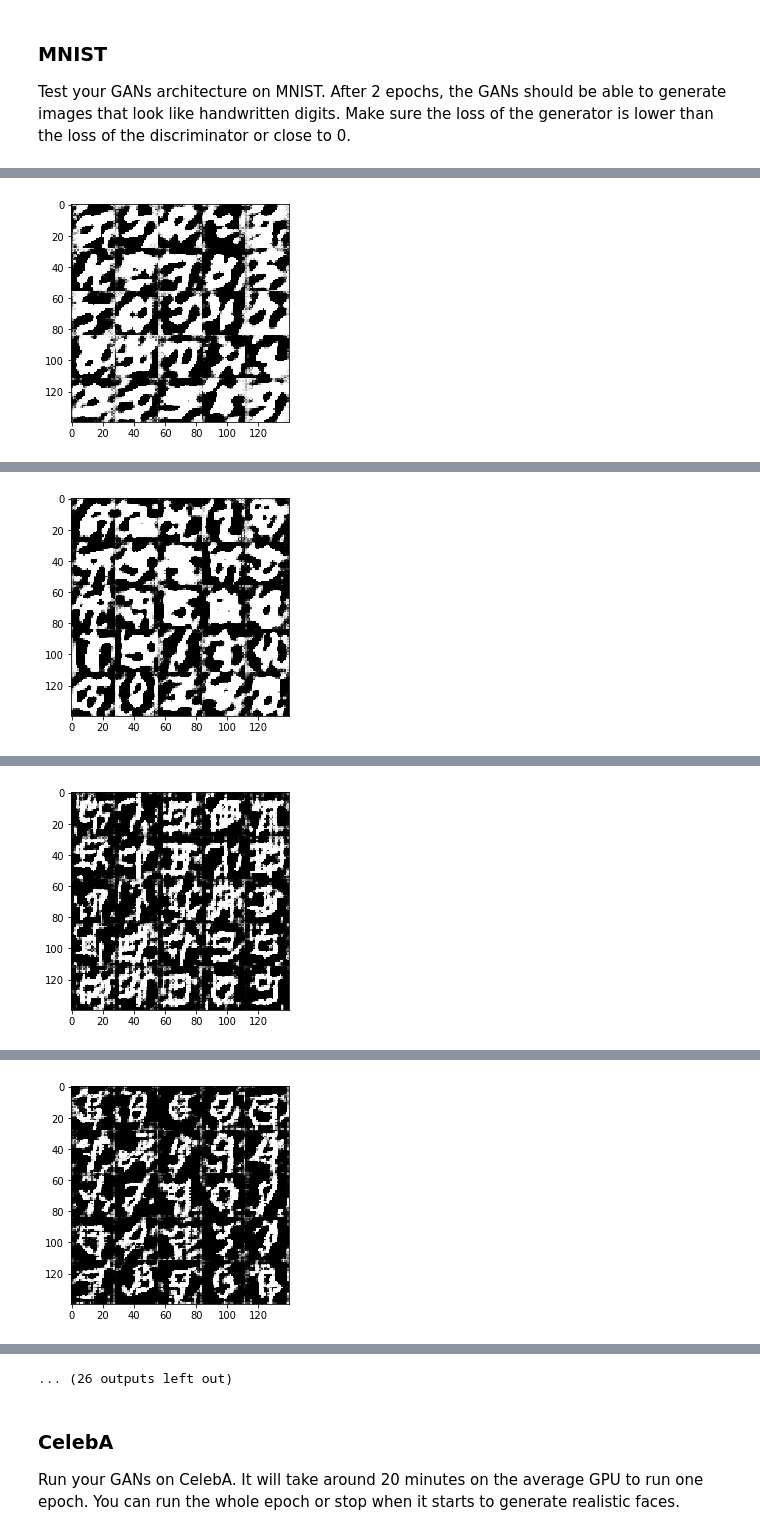
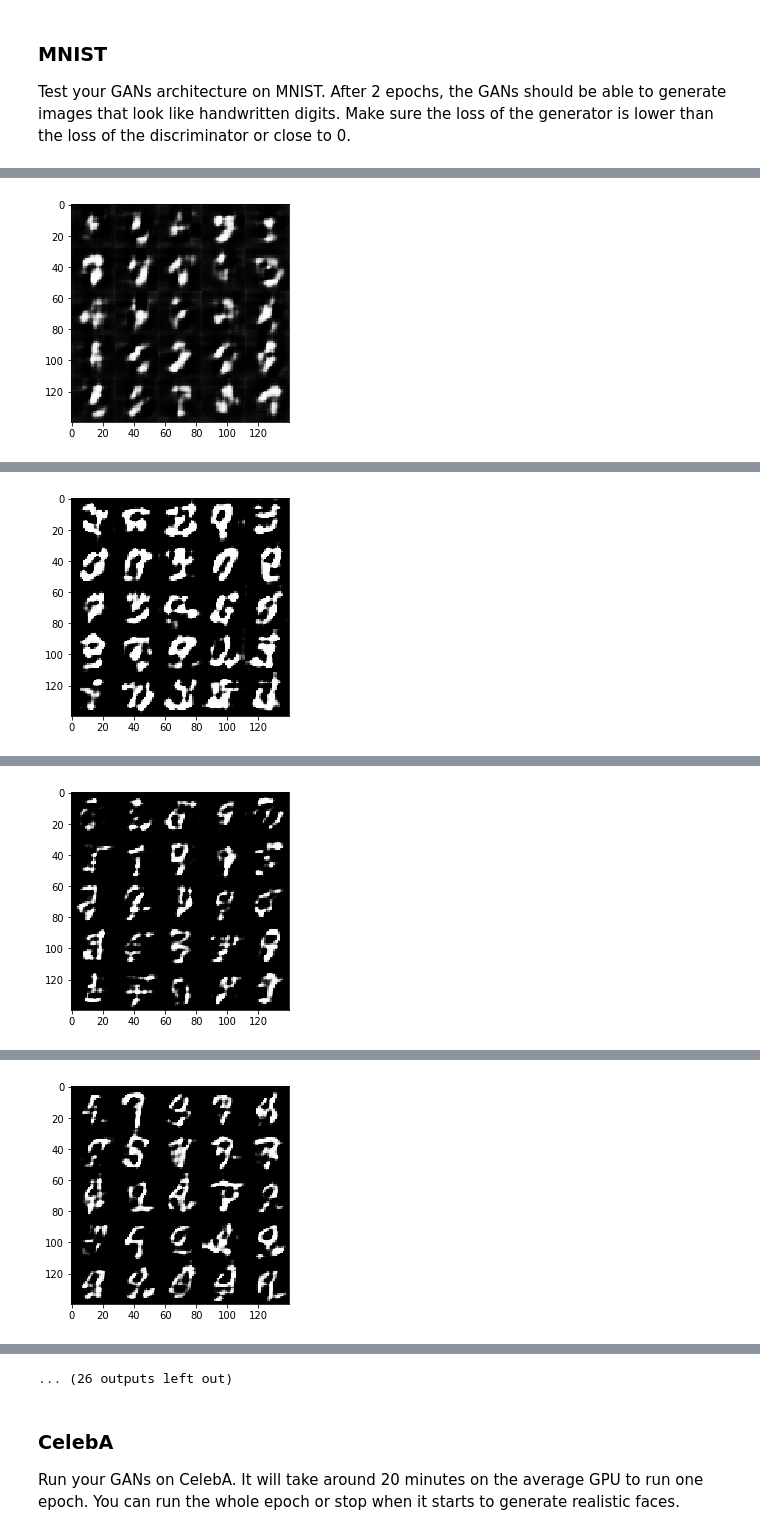
Before and after one commit to dimileeh/deep_learning, a Jupyter notebook: project5/dlnd_face_generation.ipynb, the cells around one changed output, grey strips where cells are left out. Saved outputs shown, nothing was run; the diff lists cells and outputs as text; code cells hidden in the pictures.

```diff
--- a/project5/dlnd_face_generation.ipynb
+++ b/project5/dlnd_face_generation.ipynb
@@ -147,35 +147,35 @@ def discriminator(images, reuse=False, alpha=0.2):
     # TODO: Implement Function
     with tf.variable_scope("discriminator", reuse=reuse):
         #Input is 28x28x3
-        x = tf.layers.conv2d(images, filters=32, kernel_size=4, strides=1, padding="same")
+        x = tf.layers.conv2d(images, filters=128, kernel_size=4, strides=1, padding="same")
         x = tf.maximum(alpha * x, x, "input")
-        # 28x28x32
+        # 28x28x128
 
         #print(x.shape)
 
-        cl0 = tf.layers.conv2d(x, filters=64, kernel_size=4, strides=2, padding="same")
+        cl0 = tf.layers.conv2d(x, filters=256, kernel_size=4, strides=2, padding="same")
         cl0 = tf.layers.batch_normalization(cl0, training=True)
         cl0 = tf.maximum(alpha * cl0, cl0, "cl0")
-        # 14x14x64
+        # 14x14x256
 
-        cl1 = tf.layers.conv2d(cl0, filters=128, kernel_size=4, strides=2, padding="same")
+        cl1 = tf.layers.conv2d(cl0, filters=512, kernel_size=4, strides=2, padding="same")
         cl1 = tf.layers.batch_normalization(cl1, training=True)
         cl1 = tf.maximum(alpha * cl1, cl1, "cl1")
-        # 7x7x128
+        # 7x7x512
 
         #print(cl1.shape)
 
-        cl2 = tf.layers.conv2d(cl1, filters=256, kernel_size=4, strides=2, padding="same")
-        cl2 = tf.layers.batch_normalization(cl2, training=True)
-        cl2 = tf.maximum(alpha * cl2, cl2, "cl2")
-        # 4x4x256
+        #cl2 = tf.layers.conv2d(cl1, filters=512, kernel_size=5, strides=2, padding="same")
+        #cl2 = tf.layers.batch_normalization(cl2, training=True)
+        #cl2 = tf.maximum(alpha * cl2, cl2, "cl2")
+        # 4x4x512
 
         #print(cl2.shape)
 
-        cl3 = tf.layers.conv2d(cl2, filters=512, kernel_size=4, strides=2, padding="same")
-        cl3 = tf.layers.batch_normalization(cl3, training=True)
-        cl3 = tf.maximum(alpha * cl3, cl3, "cl3")
-        # 2x2x512
+        #cl3 = tf.layers.conv2d(cl2, filters=512, kernel_size=4, strides=1, padding="same")
+        #cl3 = tf.layers.batch_normalization(cl3, training=True)
+        #cl3 = tf.maximum(alpha * cl3, cl3, "cl3")
+        # 4x4x512
 
         #print(cl3.shape)
 
@@ -185,7 +185,7 @@ def discriminator(images, reuse=False, alpha=0.2):
         # 7x7x512
 
         # Flatten it
-        flat = tf.reshape(cl3, (-1, int(np.prod(cl3.shape[1:]))))
+        flat = tf.reshape(cl1, (-1, int(np.prod(cl1.shape[1:]))))
         logits = tf.layers.dense(flat, 1)
         out = tf.sigmoid(logits)
 
@@ -282,11 +299,11 @@ def model_loss(input_real, input_z, out_channel_dim, alpha=0.2):
     d_model_fake, d_logits_fake = discriminator(g_model, reuse=True, alpha=alpha)
 
     d_loss_real = tf.reduce_mean(
-        tf.nn.sigmoid_cross_entropy_with_logits(logits=d_logits_real, labels=tf.ones_like(d_model_real)))
+        tf.nn.sigmoid_cross_entropy_with_logits(logits=d_logits_real, labels=tf.zeros_like(d_model_real)))
     d_loss_fake = tf.reduce_mean(
+        tf.nn.sigmoid_cross_entropy_with_logits(logits=d_logits_fake, labels=tf.ones_like(d_model_fake)))
+    g_loss = tf.reduce_mean(
         tf.nn.sigmoid_cross_entropy_with_logits(logits=d_logits_fake, labels=tf.zeros_like(d_model_fake)))
-    g_loss = tf.reduce_mean(
-        tf.nn.sigmoid_cross_entropy_with_logits(logits=d_logits_fake, labels=tf.ones_like(d_model_fake)))
 
     d_loss = d_loss_real + d_loss_fake
 
@@ -446,7 +461,7 @@ Test your GANs architecture on MNIST.  After 2 epochs, the GANs should be able t
 # %%
 batch_size = 64
 z_dim = 100
-learning_rate = 0.001
+learning_rate = 0.0002
 beta1 = 0.5
 
 
@@ -473 +488 @@ Epoch 1/2... Discriminator Loss: 2.6595... Generator Loss: 2.4139
-[figure, old version]
+[figure, new version]
@@ -484 +499 @@ Epoch 1/2... Discriminator Loss: 1.1509... Generator Loss: 0.9277
-[figure, old version]
+[figure, new version]
@@ -495 +510 @@ Epoch 1/2... Discriminator Loss: 1.6357... Generator Loss: 0.2712
-[figure, old version]
+[figure, new version]
@@ -506 +521 @@ Epoch 1/2... Discriminator Loss: 1.2444... Generator Loss: 0.4709
-[figure, old version]
+[figure, new version]
```
Also changed, not shown: parts of 4 cells of this notebook, 2 other files.
